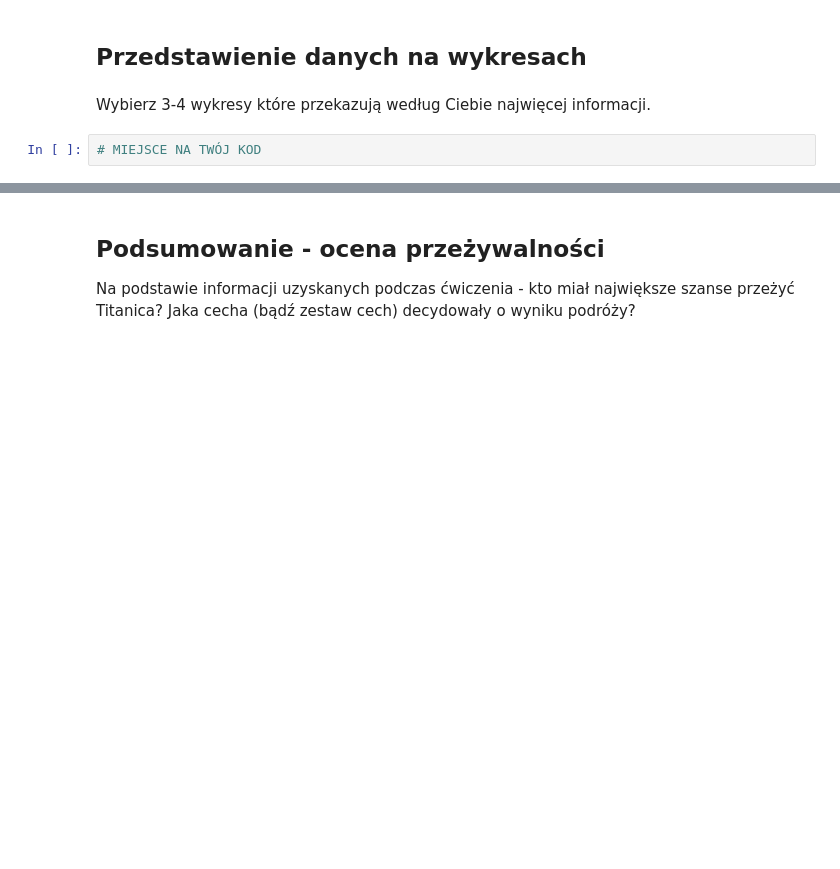
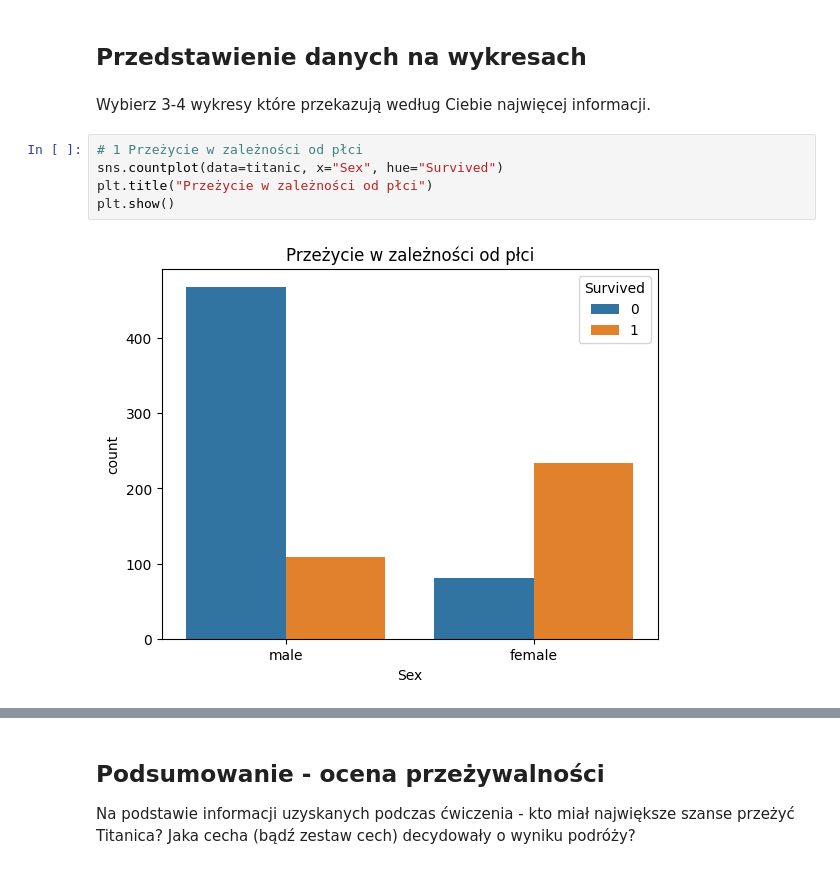
Before and after one commit to Zajecia-na-PWr-LR/lista-2-kub47, a Jupyter notebook: UczenieMaszynowe_25_26_Lista2.ipynb, the cells around one changed output, grey strips where cells are left out. Drawn from its saved outputs; the diff is of its cells as text; blank space fills up the shorter version.

```diff
--- a/UczenieMaszynowe_25_26_Lista2.ipynb
+++ b/UczenieMaszynowe_25_26_Lista2.ipynb
@@ -156,5 +169,10 @@ assert titanic.isnull().values.any() == False, "Zbiór danych zawiera brakujące
 ## Przedstawienie danych na wykresach
 # %% [markdown]
 Wybierz 3-4 wykresy które przekazują według Ciebie najwięcej informacji.
-# %%
-# MIEJSCE NA TWÓJ KOD
+# %%
+# 1 Przeżycie w zależności od płci
+sns.countplot(data=titanic, x="Sex", hue="Survived")
+plt.title("Przeżycie w zależności od płci")
+plt.show()
+# %% [output]
+[figure, added]
```
Also changed, not shown: parts of 6 cells of this notebook.
